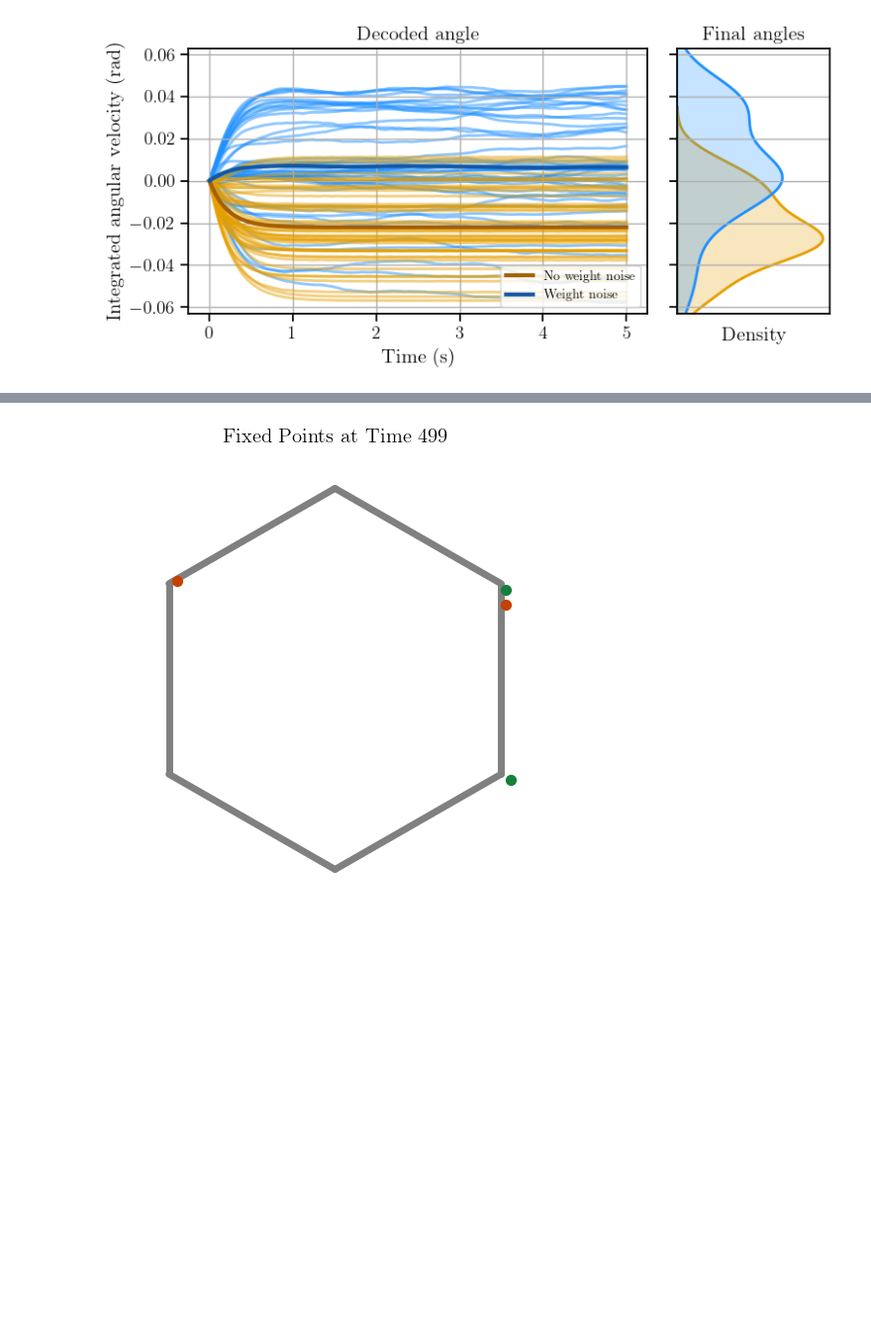
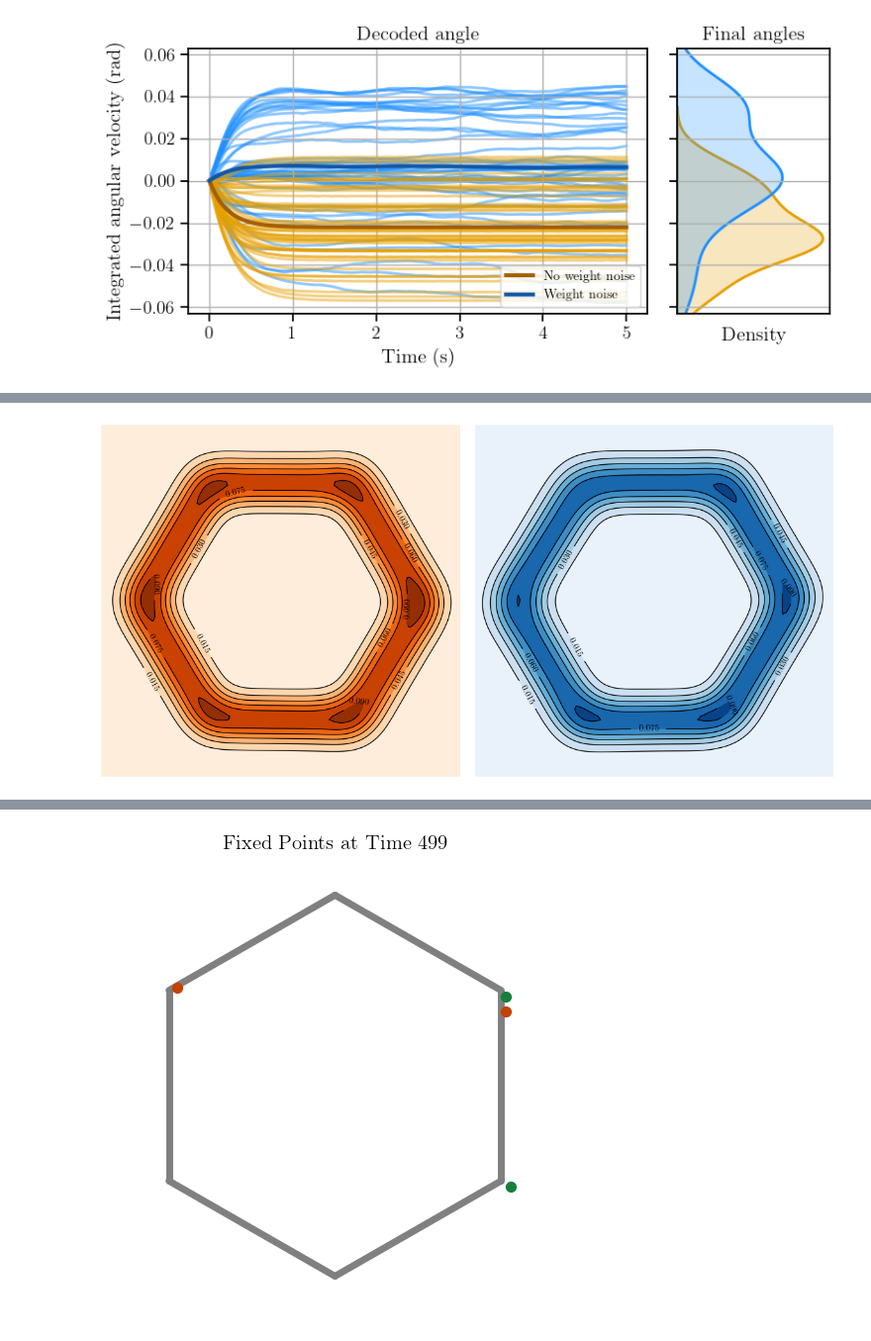
Before and after one commit to Asagodi/topological_diversity, a Jupyter notebook: Stability/homeostasis/plasticity.ipynb, the cells around one changed output, grey strips where cells are left out. Shown at 99% size. Cells and saved outputs as stored; diff of their text form; code cells hidden in the pictures; blank space fills up the shorter version.

```diff
--- a/Stability/homeostasis/plasticity.ipynb
+++ b/Stability/homeostasis/plasticity.ipynb
@@ -372,0 +357,8 @@ for ti, W_sym in tqdm(enumerate(Wt[4][1:])):
+# %%
+pca = sklearn.decomposition.PCA(n_components=2)
+X_proj2 = pca.fit_transform(all_bumps.reshape(-1, N))
+corners_proj2 = pca.transform(corners)
+
+corners = get_corners(N, m)
+side_bumps = get_bumps_along_oneside_ring(N, m, corners, step_size=.01)
+all_bumps = get_all_bumps(N, side_bumps)
@@ -372,0 +506,33 @@ for ti, W_sym in tqdm(enumerate(Wt[4][1:])):
+# %%
+f_no, xx, yy = calc_kde(over_all_invmans_no_proj2)
+f_plast, xx, yy = calc_kde(over_all_invmans_plast_proj2)
+# %%
+import scipy.stats as st
+xmin, xmax = -3.2, 3.2
+ymin, ymax = -3.2, 3.2
+
+fig, (ax1, ax2) = plt.subplots(1, 2, figsize=(12, 6))
+for i in range(N):
+    ax.plot([corners_proj2[i-1,0], corners_proj2[i,0]],
+    [corners_proj2[i-1,1], corners_proj2[i,1]],
+    'gray', zorder=-1, alpha=1, linewidth=5,
+    solid_capstyle='round')
+
+ax1.set_xlim(xmin, xmax)
+ax1.set_ylim(ymin, ymax)
+ax2.set_xlim(xmin, xmax)
+ax2.set_ylim(ymin, ymax)
+# Contourf plot
+cfset_no = ax1.contourf(xx, yy, f_no, cmap='Oranges')
+cset_no = ax1.contour(xx, yy, f_no, colors='k')
+cfset_plast = ax2.contourf(xx, yy, f_plast, cmap='Blues')
+cset_plast = ax2.contour(xx, yy, f_plast, colors='k')
+# Label plot
+ax1.clabel(cset_no, inline=1, fontsize=10)
+ax2.clabel(cset_plast, inline=1, fontsize=10)
+ax1.set_axis_off()
+ax2.set_axis_off()
+plt.tight_layout()
+plt.savefig(f'{output_path}/outerplasteffect_kde_vel{vel_constant}_sigmaW{scalar_sigma_W}.png', bbox_inches='tight', dpi=500)
+# %% [output]
+[figure, added]
```
Also changed, not shown: parts of 17 cells of this notebook.
